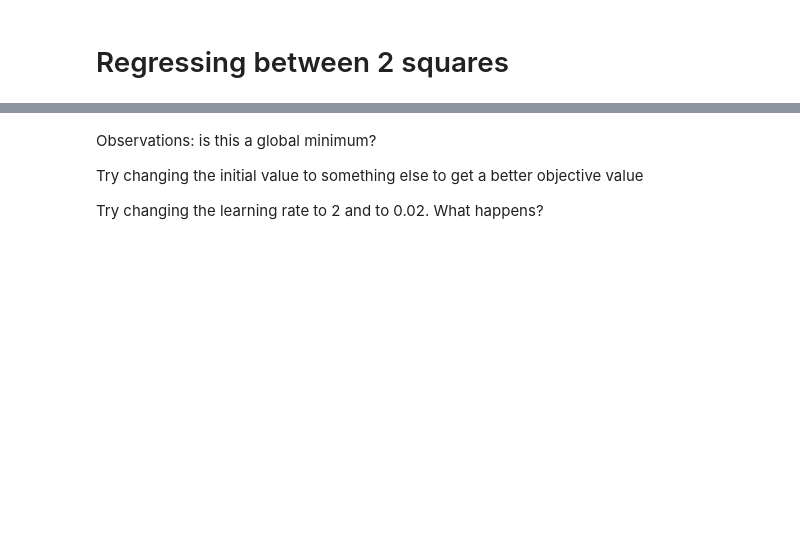
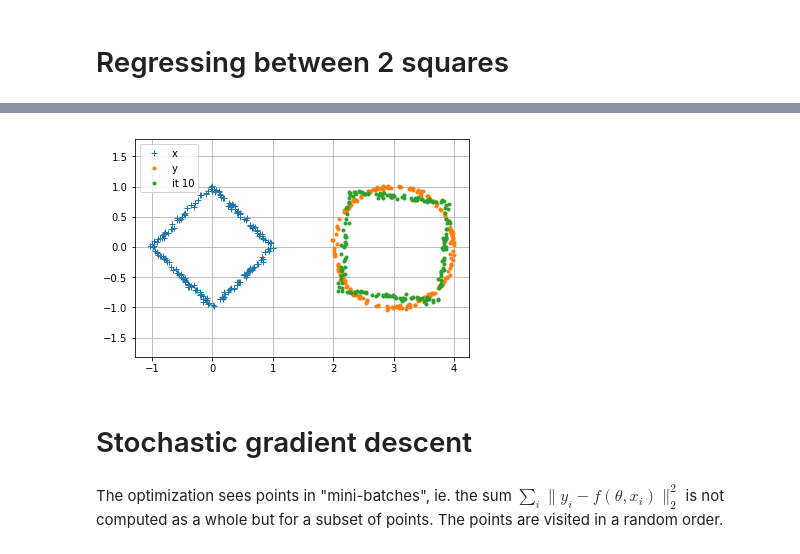
Before and after one commit to mdouze/tp_n7, a Jupyter notebook: 04-regression.ipynb, the cells around one changed output, grey strips where cells are left out. Drawn from its saved outputs; the diff is of its cells as text; code cells hidden in the pictures; blank space fills up the shorter version.

```diff
--- a/04-regression.ipynb
+++ b/04-regression.ipynb
@@ -38,26 +45,34 @@ plot_with_contours(f)
+# %%
+def f(theta, x):
+    return torch.matmul(x, theta[:2, :]) + theta[2, :]
 # %%
+xt = torch.from_numpy(x.astype('float32'))
+yt = torch.from_numpy(y.astype('float32'))
+
 # starting point
-x = torch.tensor([0.0, 0.0])
+theta = torch.tensor([
+    [1., 0.],
+    [0., 1.],
+    [0., 0.]
+])
 
 # set the learning rate
 learning_rate = 0.5
-
-objectives = []
 points = []
 for it in range(20):
-    points.append(x.numpy())   # logging
 
     # we will need a gradient wrt. x
-    x.requires_grad = True
+    theta.requires_grad = True
 
     # call the function, record dependencies for the gradient
-    y = f(x)
+    y_cur = f(theta, xt)
+    err = ((y_cur - yt) ** 2).mean()
 
-    print(it, y.item())
-    objectives.append(y.item()) # logging
+    points.append(y_cur.detach().numpy())
+    print(err.item())
 
     # compute gradients
-    y.backward()
+    err.backward()
 
     # update current solution
-    x = x.data - learning_rate * x.grad
+    theta = theta.data - learning_rate * theta.grad
@@ -66,10 +100,15 @@ pyplot.plot(objectives)
-# %%
-points = np.array(points)
-plot_with_contours(f)
-pyplot.plot(points[:, 0], points[:, 1], 'ro-')
-# %% [markdown]
-Observations: is this a global minimum?
-
-Try changing the initial value to something else to get a better objective value
-
-Try changing the learning rate to 2 and to 0.02. What happens?
+# %%
+pyplot.plot(x[:, 0], x[:, 1], '+', label='x')
+pyplot.plot(y[:, 0], y[:, 1], '.', label='y')
+it = 10
+y2 = points[it]
+pyplot.plot(y2[:, 0], y2[:, 1], '.', label='it %d' % it)
+pyplot.axis('equal')
+pyplot.legend()
+pyplot.grid()
+# %% [output]
+[figure, added]
+# %% [markdown]
+# Stochastic gradient descent
+# %% [markdown]
+The optimization sees points in "mini-batches", ie. the sum $\sum_i \| y_i - f(\theta, x_i) \|_2^2$ is not computed as a whole but for a subset of points. The points are visited in a random order.
```
Also changed, not shown: parts of 19 cells of this notebook, 3 other files.
